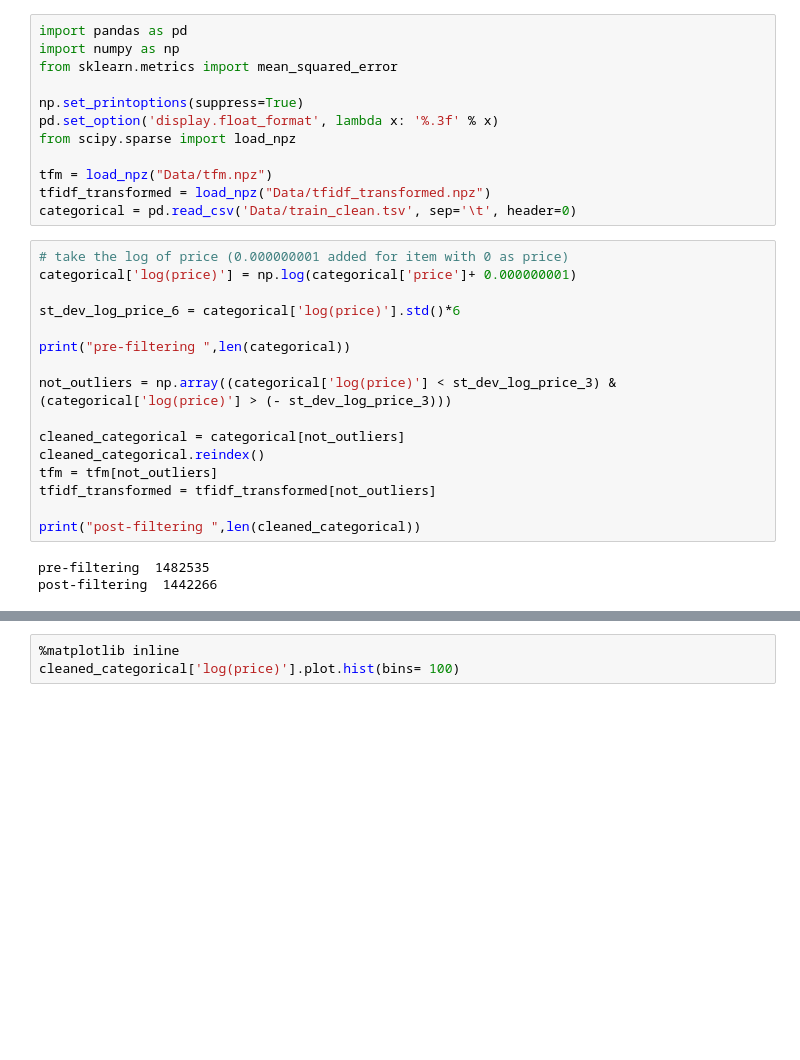
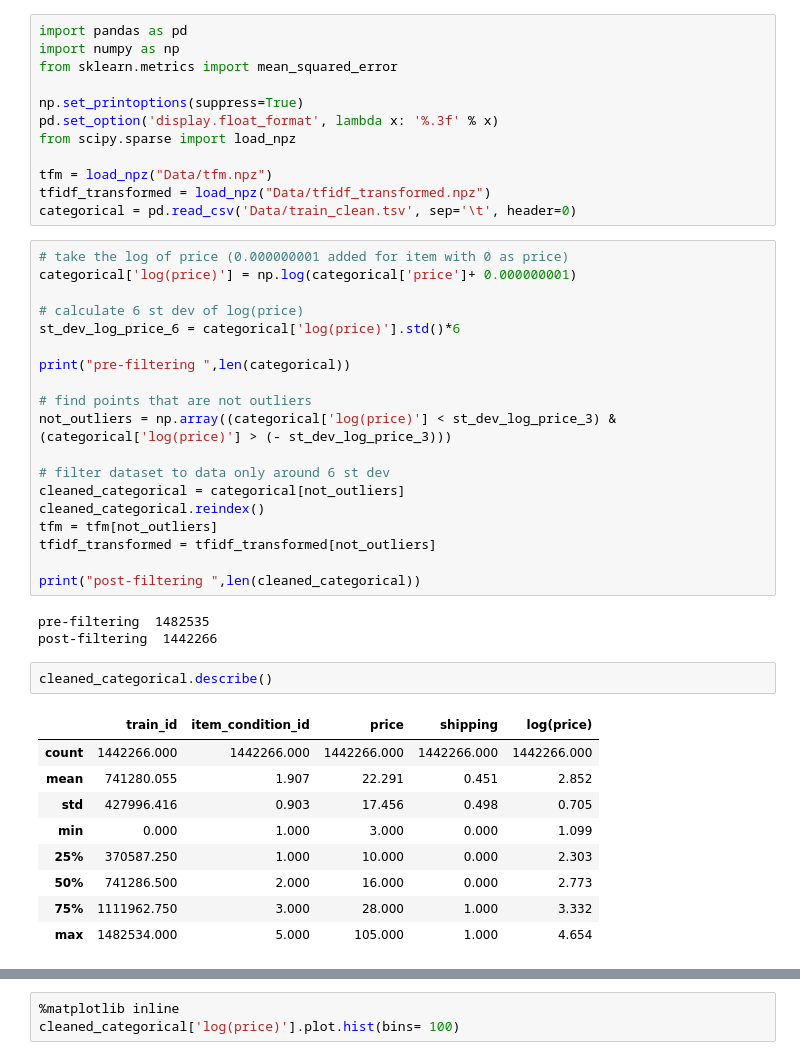
Before and after one commit to andrewredd/mlps-project, a Jupyter notebook: mercari_price_adr1_jms.ipynb, the cells around one changed output, grey strips where cells are left out. Saved outputs shown, nothing was run; the diff lists cells and outputs as text; blank space fills up the shorter version.

```diff
--- a/mercari_price_adr1_jms.ipynb
+++ b/mercari_price_adr1_jms.ipynb
@@ -90,12 +90,15 @@ categorical = pd.read_csv('Data/train_clean.tsv', sep='\t', header=0)
 # take the log of price (0.000000001 added for item with 0 as price)
 categorical['log(price)'] = np.log(categorical['price']+ 0.000000001)
 
+# calculate 6 st dev of log(price)
 st_dev_log_price_6 = categorical['log(price)'].std()*6
 
 print("pre-filtering ",len(categorical))
 
+# find points that are not outliers
 not_outliers = np.array((categorical['log(price)'] < st_dev_log_price_3) & (categorical['log(price)'] > (- st_dev_log_price_3)))
 
+# filter dataset to data only around 6 st dev
 cleaned_categorical = categorical[not_outliers]
 cleaned_categorical.reindex()
 tfm = tfm[not_outliers]
@@ -105,3 +108,15 @@ print("post-filtering ",len(cleaned_categorical))
 # %% [output]
 pre-filtering  1482535
 post-filtering  1442266
+# %%
+cleaned_categorical.describe()
+# %% [output]
+|  | train_id | item_condition_id | price | shipping | log(price) |
+| count | 1442266.000 | 1442266.000 | 1442266.000 | 1442266.000 | 1442266.000 |
+| mean | 741280.055 | 1.907 | 22.291 | 0.451 | 2.852 |
+| std | 427996.416 | 0.903 | 17.456 | 0.498 | 0.705 |
+| min | 0.000 | 1.000 | 3.000 | 0.000 | 1.099 |
+| 25% | 370587.250 | 1.000 | 10.000 | 0.000 | 2.303 |
+| 50% | 741286.500 | 2.000 | 16.000 | 0.000 | 2.773 |
+| 75% | 1111962.750 | 3.000 | 28.000 | 1.000 | 3.332 |
+| max | 1482534.000 | 5.000 | 105.000 | 1.000 | 4.654 |
```
Also changed, not shown: parts of 6 cells of this notebook.
